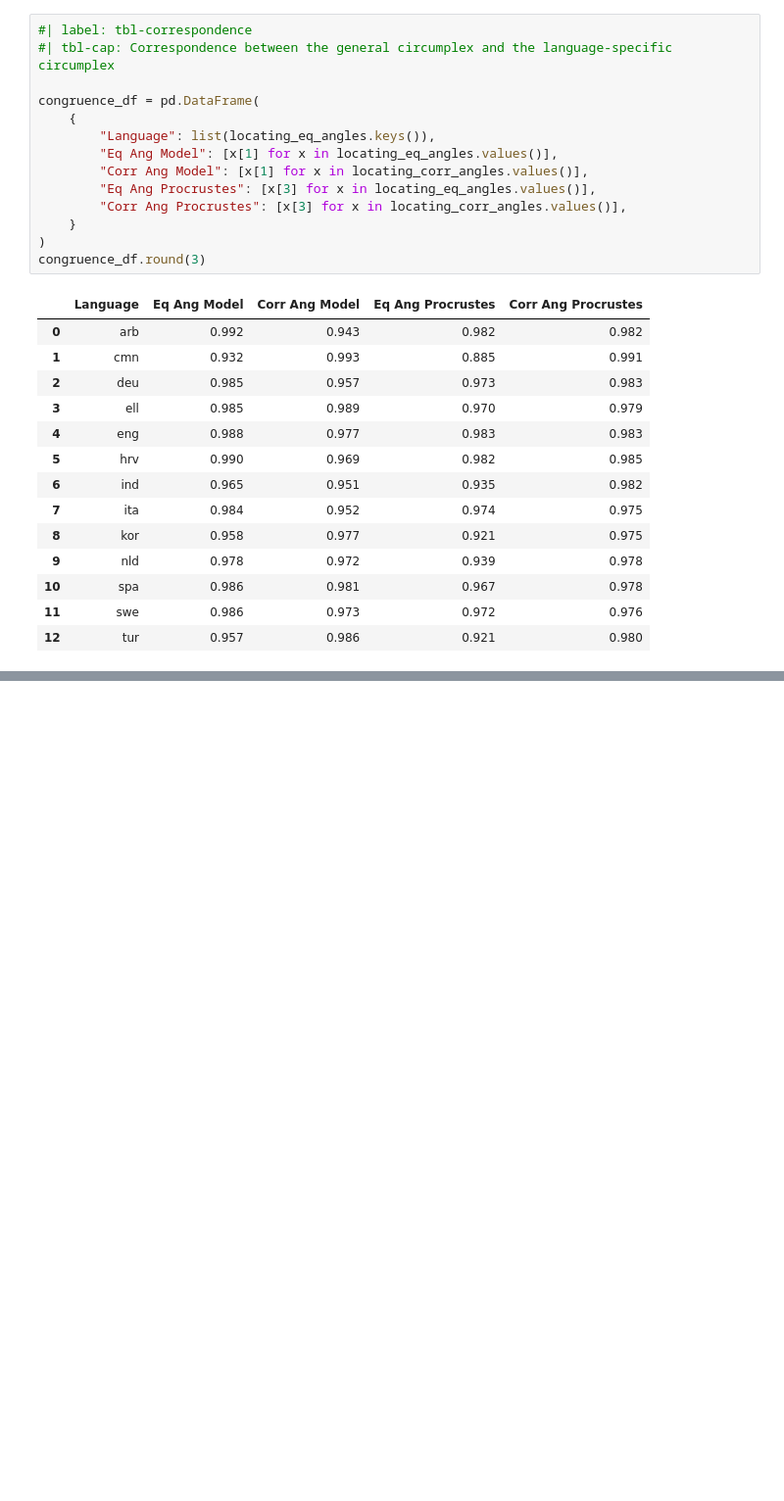
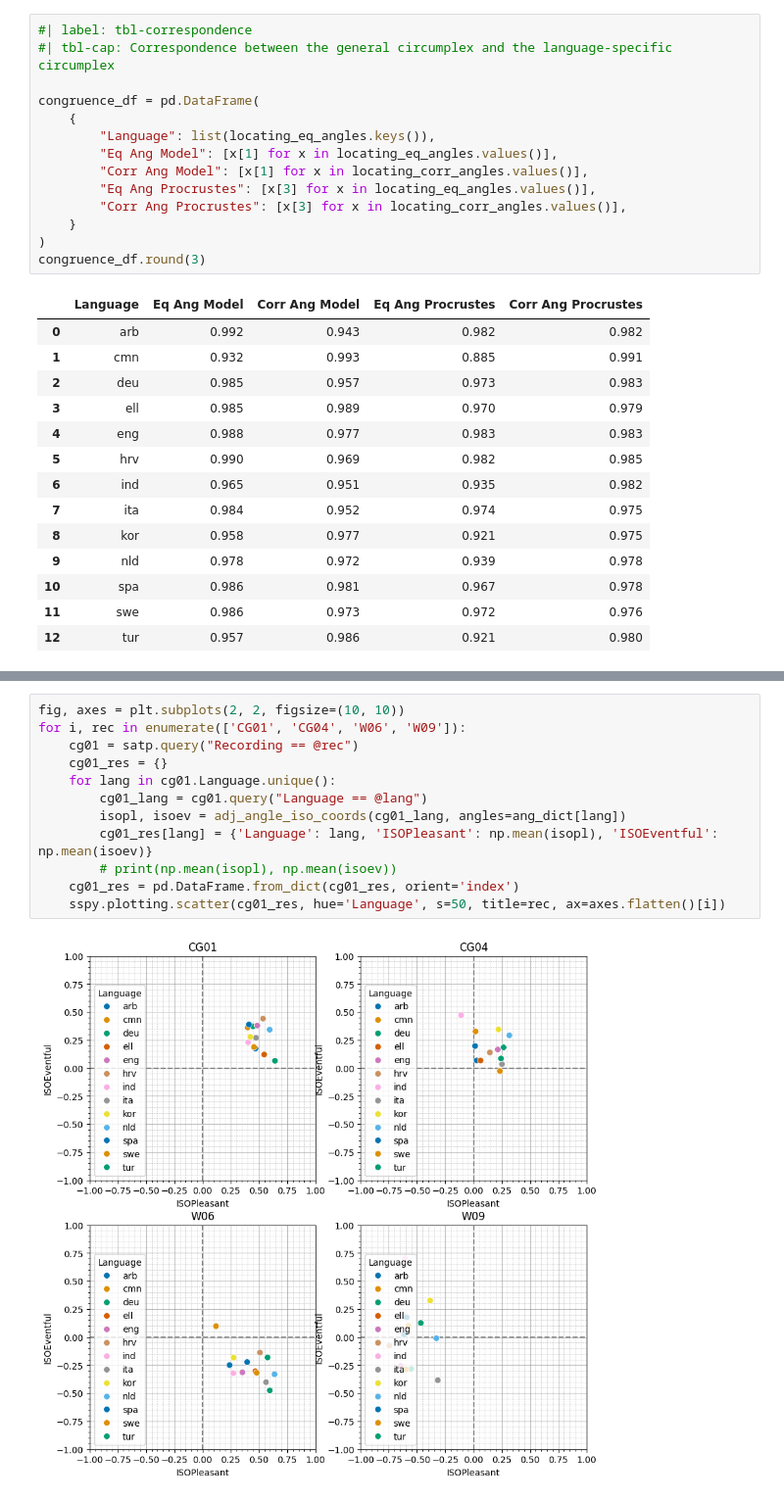
Before and after one commit to MitchellAcoustics/SATP-circumplex-validation, a Jupyter notebook: drafts/Mitchell_SSM-Analysis.ipynb, the cells around one changed output, grey strips where cells are left out. Shown at 98% size. Saved outputs shown, nothing was run; the diff lists cells and outputs as text; blank space fills up the shorter version.

```diff
--- a/drafts/Mitchell_SSM-Analysis.ipynb
+++ b/drafts/Mitchell_SSM-Analysis.ipynb
@@ -466,0 +480,14 @@ While the relative locations of the scales around the circumplex are not perfect
+# %%
+fig, axes = plt.subplots(2, 2, figsize=(10, 10))
+for i, rec in enumerate(['CG01', 'CG04', 'W06', 'W09']):
+    cg01 = satp.query("Recording == @rec")
+    cg01_res = {}
+    for lang in cg01.Language.unique():
+        cg01_lang = cg01.query("Language == @lang")
+        isopl, isoev = adj_angle_iso_coords(cg01_lang, angles=ang_dict[lang])
+        cg01_res[lang] = {'Language': lang, 'ISOPleasant': np.mean(isopl), 'ISOEventful': np.mean(isoev)}
+        # print(np.mean(isopl), np.mean(isoev))
+    cg01_res = pd.DataFrame.from_dict(cg01_res, orient='index')
+    sspy.plotting.scatter(cg01_res, hue='Language', s=50, title=rec, ax=axes.flatten()[i])
+# %% [output]
+[figure, added]
```
Also changed, not shown: parts of 33 cells of this notebook, 29 other files.
